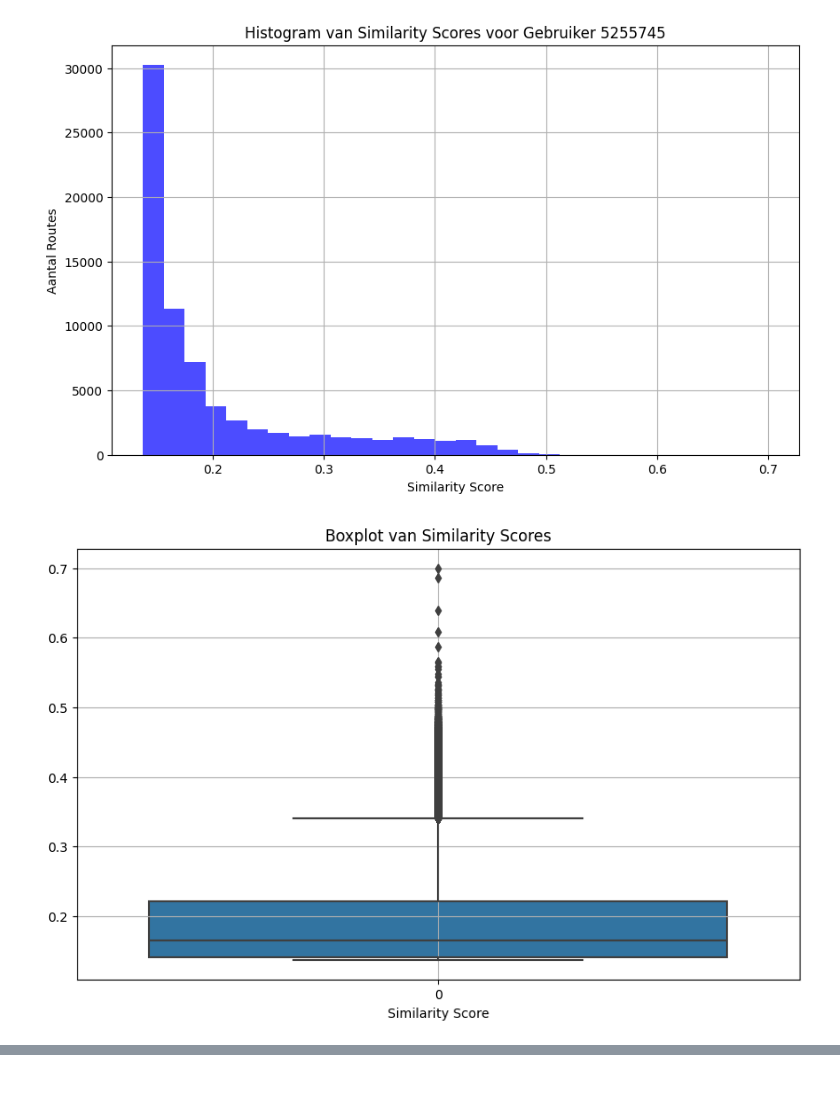
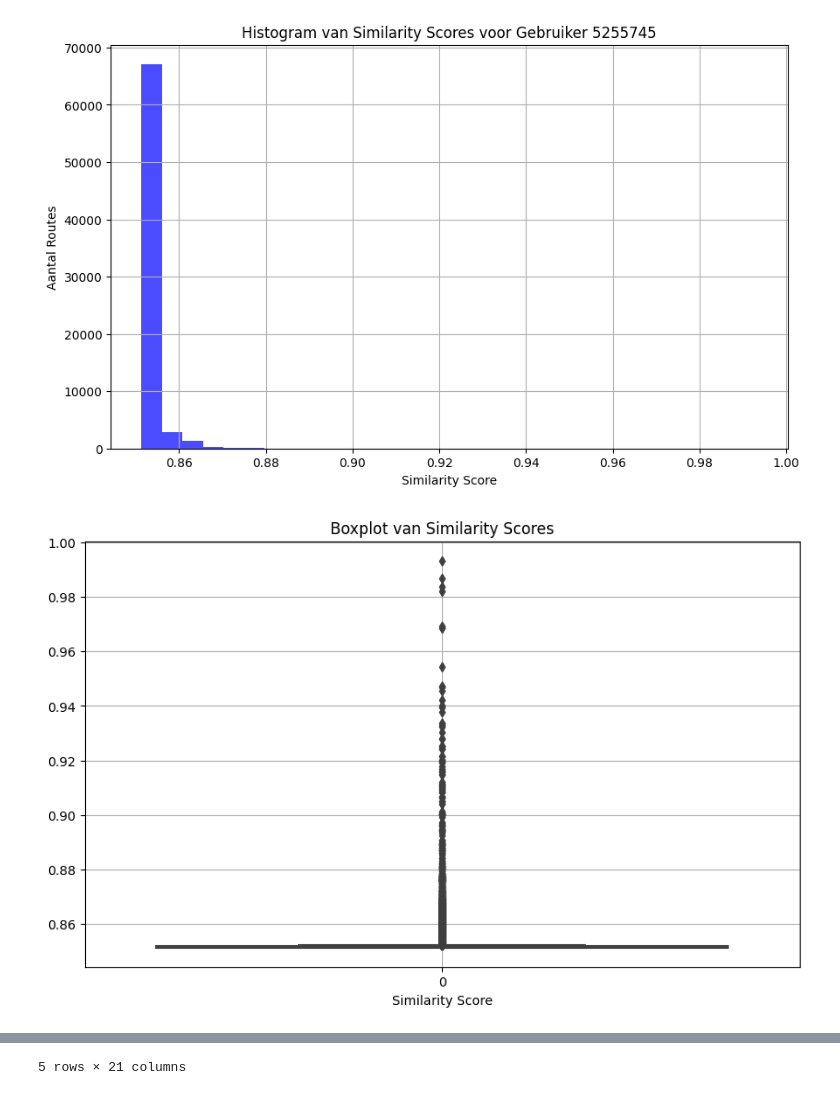
Before and after one commit to PattynRuben/ResearchProject, a Jupyter notebook: Extracode/fietsaanbevelingssysteem.ipynb, the cells around one changed output, grey strips where cells are left out. Saved outputs shown, nothing was run; the diff lists cells and outputs as text; code cells hidden in the pictures.

```diff
--- a/Extracode/fietsaanbevelingssysteem.ipynb
+++ b/Extracode/fietsaanbevelingssysteem.ipynb
@@ -27,29 +27,40 @@ routes_path = '../Data/Fietsdata/grotebestanden/fietsroutes_aangepast_clean.json
 user_profiles_df = pd.read_json(user_profiles_path, lines=True)
 routes_df = pd.read_json(routes_path, lines=True)
 
-print("voor het verwijderen van de NaN-waarden")
-print(user_profiles_df.isna().sum())
-print(routes_df.isna().sum())
+# print("voor het verwijderen van de NaN-waarden")
+# print(user_profiles_df.isna().sum())
+# print(routes_df.isna().sum())
 
-# Verwijder rijen met NaN-waarden in 'userId' en 'average_condition_value'
-routes_df.dropna(subset=['userId', 'average_condition_value'], inplace=True)
+# # Verwijder rijen met NaN-waarden in 'userId' en 'average_condition_value'
+# routes_df.dropna(subset=['userId', 'average_condition_value'], inplace=True)
 
-print("na het verwijderen van de NaN-waarden")
-print(user_profiles_df.isna().sum())
-print(routes_df.isna().sum())
+# print("na het verwijderen van de NaN-waarden")
+# print(user_profiles_df.isna().sum())
+# print(routes_df.isna().sum())
 
 # Stap 2: Preprocessing van de routegegevens
 routes_df['mean_altitude'] = routes_df['altitude'].apply(np.mean)
 routes_df['mean_latitude'] = routes_df['latitude'].apply(np.mean)
 routes_df['mean_longitude'] = routes_df['longitude'].apply(np.mean)
 
+# Bewaar de originele waarden in aparte kolommen
+user_profiles_df['orig_average_speeds'] = user_profiles_df['average_speeds']
+user_profiles_df['orig_average_altitude_changes'] = user_profiles_df['average_altitude_changes']
+user_profiles_df['orig_average_distances'] = user_profiles_df['average_distances']
+user_profiles_df['orig_average_condition_value'] = user_profiles_df['average_condition_value']
+
+routes_df['orig_altitude_change'] = routes_df['altitude_change']
+routes_df['orig_distance'] = routes_df['distance']
+routes_df['orig_mean_altitude'] = routes_df['mean_altitude']
+routes_df['orig_average_condition_value'] = routes_df['average_condition_value']
+
 # Voeg de meest voorkomende locatie van de gebruiker toe aan de DataFrame
 user_profiles_df[['most_common_lat', 'most_common_lon']] = pd.DataFrame(user_profiles_df['average_location'].tolist(), index=user_profiles_df.index)
 
 # Normaliseer de kenmerken behalve coördinaten met Min-Max schaling
-# scaler = MinMaxScaler()
-# user_profiles_df[['average_speeds', 'average_altitude_changes', 'average_distances', 'average_condition_value']] = scaler.fit_transform(user_profiles_df[['average_speeds', 'average_altitude_changes', 'average_distances', 'average_condition_value']])
-# routes_df[['altitude_change', 'distance', 'mean_altitude', 'average_condition_value']] = scaler.fit_transform(routes_df[['altitude_change', 'distance', 'mean_altitude', 'average_condition_value']])
+scaler = MinMaxScaler()
+user_profiles_df[['average_speeds', 'average_altitude_changes', 'average_distances', 'average_condition_value']] = scaler.fit_transform(user_profiles_df[['average_speeds', 'average_altitude_changes', 'average_distances', 'average_condition_value']])
+routes_df[['altitude_change', 'distance', 'mean_altitude', 'average_condition_value']] = scaler.fit_transform(routes_df[['altitude_change', 'distance', 'mean_altitude', 'average_condition_value']])
 
 # Stap 3: Bepaal gewichten voor gebruikerskenmerken
 
@@ -125,15 +136,13 @@ def recommend_routes_for_user_corrected(user_id, user_profiles_df, routes_df, to
     # Stap 5: Creëer een kaart met de locatie van de gebruiker en de routes
     user_data = user_profiles_df[user_profiles_df['userId'] == sample_user_id].iloc[0]
     user_popup_info = f"UserID: {sample_user_id}<br>" \
-                    f"Average Altitude Change: {user_data['average_altitude_changes']}<br>" \
-                    f"Average Distance: {user_data['average_distances']}<br>" \
-                    f"Average Condition Value: {user_data['average_condition_value']}"
+                    f"Average Altitude Change: {user_data['orig_average_altitude_changes']}<br>" \
+                    f"Average Distance: {user_data['orig_average_distances']}<br>" \
+                    f"Average Condition Value: {user_data['orig_average_condition_value']}"
 
-    # Voor satellietbeeld, vervang 'Stamen Terrain' met 'Stamen Toner' of 'Mapbox Satellite'
-    # map_obj = folium.Map(location=user_location, zoom_start=12, tiles='Stamen Toner')
+
     mapbox_tileset = 'https://api.mapbox.com/styles/v1/mapbox/satellite-v9/tiles/256/{z}/{x}/{y}?access_token=pk.eyJ1IjoicnVwYXR0eW4iLCJhIjoiY2xyaWU2NG9nMDd6dzJtcDhwMHp5NWV3biJ9.bHb-trK3I9Z0H2uWRSoWow'
     map_obj = folium.Map(location=user_location, zoom_start=12, tiles=mapbox_tileset, attr='Mapbox')
-
     folium.Marker(user_location, popup=user_popup_info).add_to(map_obj)
 
     # Definieer een lijst met kleuren
@@ -142,15 +151,15 @@ def recommend_routes_for_user_corrected(user_id, user_profiles_df, routes_df, to
     for index, route in enumerate(recommended_routes.iterrows()):
         _, route_data = route
         route_coords = list(zip(route_data['latitude'], route_data['longitude']))
-        route_color = colors[index % len(colors)]  # Wijs een kleur toe aan elke route
+        route_color = colors[index % len(colors)]
         route_popup_info = f"Route ID: {route_data['id']}<br>" \
                         f"User ID: {route_data['userId']}<br>" \
-                        f"Average Altitude Change: {route_data['altitude_change']}<br>" \
-                        f"Average Distance: {route_data['distance']}<br>" \
-                        f"Average Condition Value: {route_data['average_condition_value']}"
+                        f"Altitude Change: {route_data['orig_altitude_change']}<br>" \
+                        f"Distance: {route_data['orig_distance']}<br>" \
+                        f"Condition Value: {route_data['orig_average_condition_value']}"
         folium.PolyLine(route_coords, color=route_color, weight=2.5, opacity=1, popup=route_popup_info).add_to(map_obj)
 
-    display(map_obj)  # Toon de kaart direct
+    display(map_obj)
 
 
     return recommended_routes
@@ -192,5 +185,5 @@ dtype: int64
 Gewichten voor gebruiker 5255745: {'average_altitude_change': 0.051013881380851, 'average_distance': 0.020022582437959003, 'average_condition_value': 0.9289635361811881, 'distance_to_user': 1.0}
-[figure, old version]
+[figure, new version]
-[figure, old version]
+[figure, new version]
 [interactive output not drawn]
 |  | latitude | longitude | altitude | sport | id | heart_rate | timestamp | speeds | distance | ... |
@@ -201,0 +195 @@ Gewichten voor gebruiker 5255745: {'average_altitude_change': 0.051013881380851,
+5 rows × 21 columns
```
Also changed, not shown: parts of 1 cell of this notebook, 8 other files.
